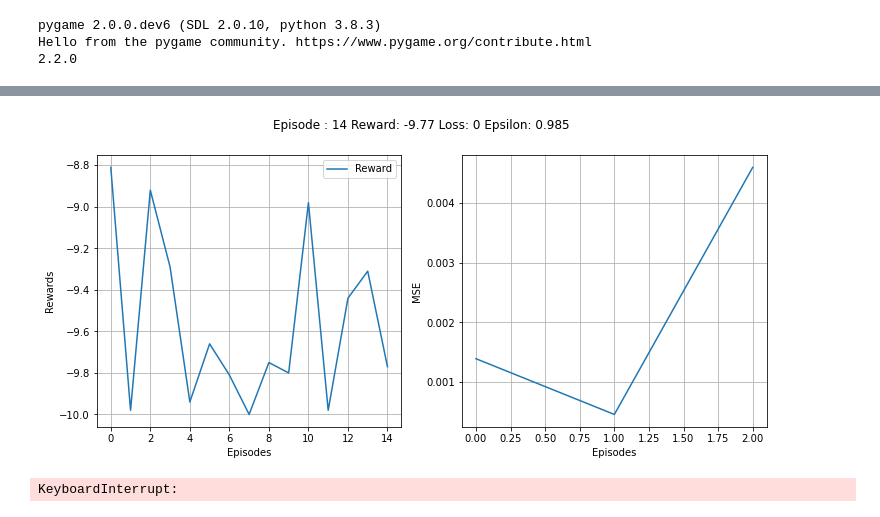
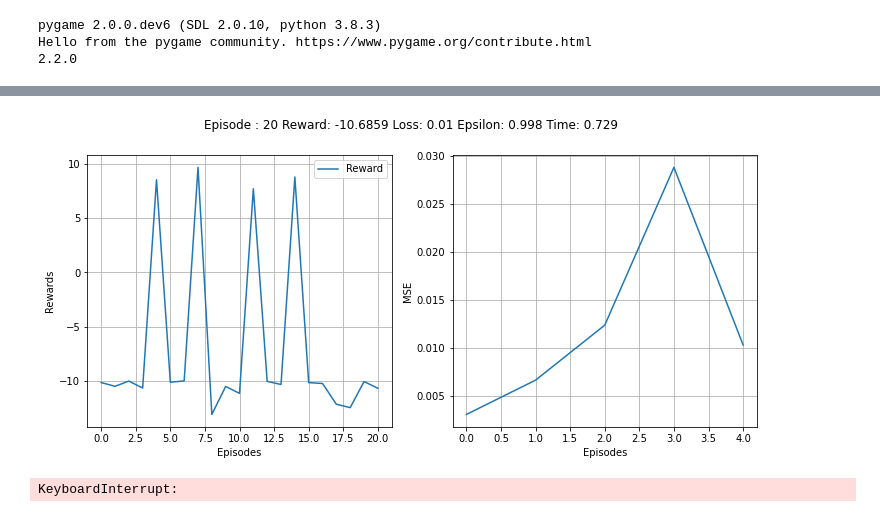
Before and after one commit to veera2508/AI-Learns-Snake, a Jupyter notebook: Game/Snake.ipynb, the cells around one changed output, grey strips where cells are left out. Cells and saved outputs as stored; diff of their text form; code cells hidden in the pictures.

```diff
--- a/Game/Snake.ipynb
+++ b/Game/Snake.ipynb
@@ -35,6 +35,7 @@ class snek:
         self.scolor = (0, 0, 255)
         self.fcolor = (255, 0, 0)
         self.len = 1
+        self.reward_decay = 0
 
     def reset(self):
         self.snake = []
@@ -104,15 +105,17 @@ class snek:
             s[self.food[0]][self.food[1]] = -1
             self.cstate = s
 
+        self.reward_decay -= 0.0001
         if ate == True:
-            reward = -15
+            reward = -12
         elif done == True:
             reward = -10
         elif food == True:
-            reward = +20
+            reward = +30
+            self.reward_decay = 0
         else:
-            reward = +0.01
-        return s, reward, done
+            reward = 0
+        return s, reward+self.reward_decay, done
 # %%
 def create_model(input_shape):
     model = tf.keras.Sequential([
@@ -150,7 +153,7 @@ None
 # %%
 class DQL:
 
-    def __init__(self, env, model, epsilon = 1, decay_rate = 0.999, min_epsilon = 0.1, discount_factor = 0.95, ermax = 500000, name = 'Default'):
+    def __init__(self, env, model, epsilon = 1, decay_rate = 0.9999, min_epsilon = 0.1, discount_factor = 0.95, ermax = 500000, name = 'Default'):
         """
         Function which initializes all the values and parameters for the Deep Q Learning
 
@@ -203,7 +206,7 @@ class DQL:
         else:
             return np.argmax(self.predict(state)[0])
 
-    def plot(self, i, tot_reward, tot_loss):
+    def plot(self, i, tot_reward, tot_loss, secs):
         '''
         Function to plot mse and reward by epiode basis
 
@@ -215,7 +218,7 @@ class DQL:
         '''
         clear_output(wait = True)
         fig, ax = plt.subplots(1, 2, figsize = (12, 5))
-        fig.suptitle("Episode : {} Reward: {} Loss: {} Epsilon: {}".format(i, tot_reward, round(tot_loss, 3), round(self.epsilon, 3)))
+        fig.suptitle("Episode : {} Reward: {} Loss: {} Epsilon: {} Time: {}".format(i, tot_reward, round(tot_loss, 3), round(self.epsilon, 3), round(secs, 3)))
         ax[0].set_xlabel('Episodes')
         ax[0].set_ylabel('Rewards')
         ax[1].set_xlabel('Episodes')
@@ -313,8 +316,10 @@ class DQL:
         self.batch_size = batch_size
         self.prepopulate_er()
         print('Populated_er')
+        self.env.reward_decay = 0
 
         for i in range(noe):
+            tik = time.time()
             tot_reward = 0
             tot_loss = 0
             length = 0
@@ -367,20 +372,21 @@ class DQL:
                     er[:] = er[1 : self.ermax]
                 tot_reward += avg_reward
 
+            tok = time.time()
 
             if i % 5 == 0:
                 tot_loss = self.update_network()
                 tot_loss/=length
                 self.mse.append(tot_loss)
             self.rewards.append(tot_reward)
-            self.plot(i, tot_reward, tot_loss)
+            self.plot(i, tot_reward, tot_loss, tok-tik)
 # %%
 env = snek(32)
 # %%
 dql = DQL(env, model)
-dql.learn(2000, 16)
+dql.learn(50000, 16)
 # %% [output]
-[figure, old version]
+[figure, new version]
 KeyboardInterrupt:
 # %%
 pygame.quit()
```
Also changed, not shown: parts of 1 cell of this notebook.
